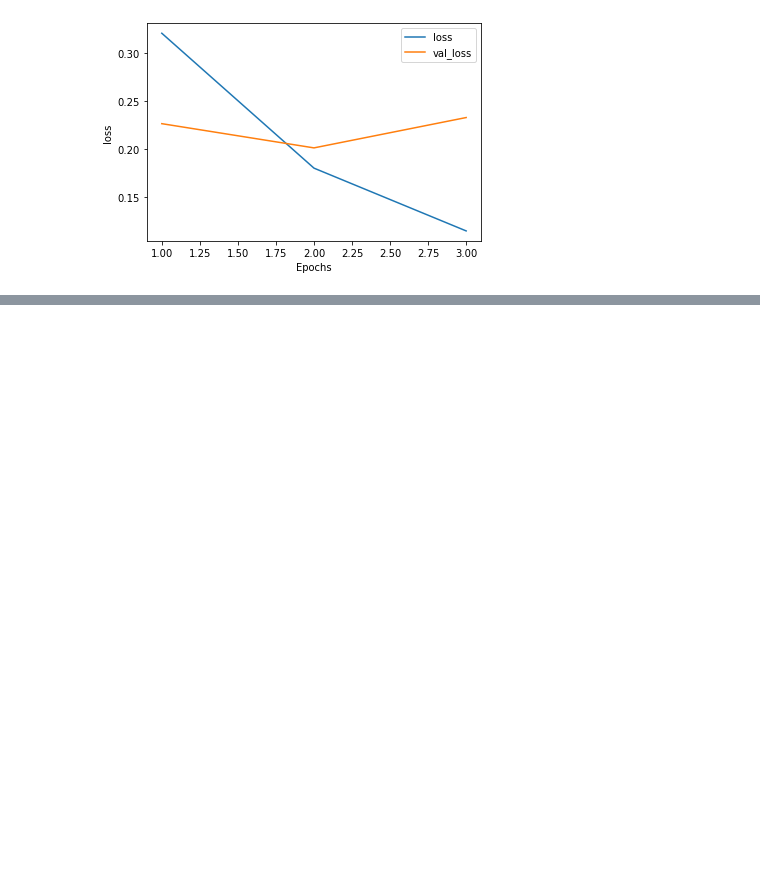
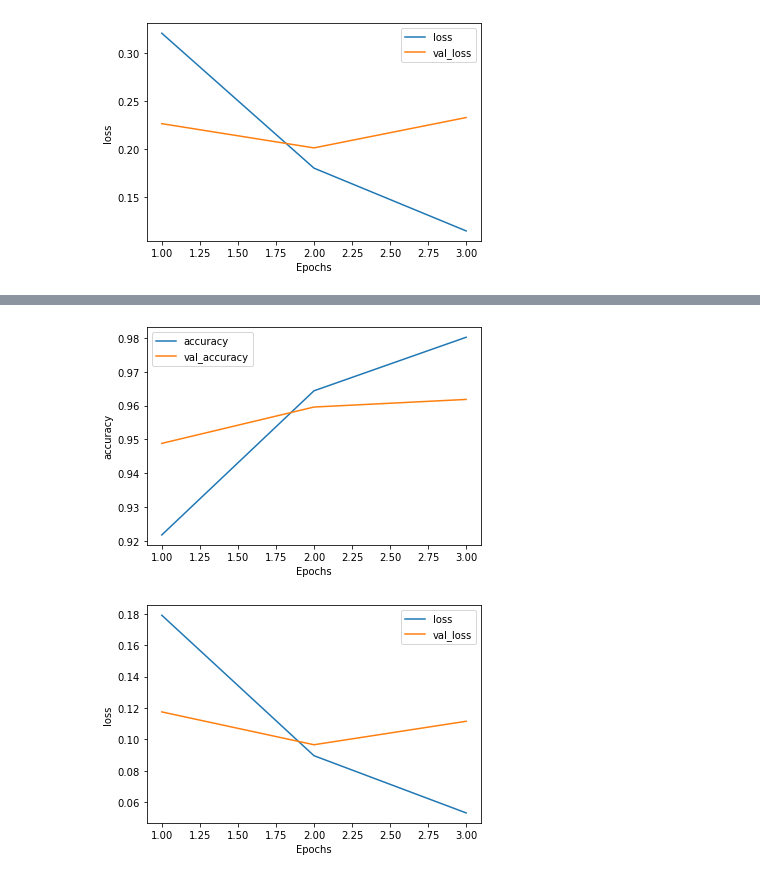
Before and after one commit to shanziSZ/5001_Sarcasm_Headlines, a Jupyter notebook: finetune with DistillBERT.ipynb, the cells around one changed output, grey strips where cells are left out. Saved outputs shown, nothing was run; the diff lists cells and outputs as text; code cells hidden in the pictures; blank space fills up the shorter version.

```diff
--- a/finetune with DistillBERT.ipynb
+++ b/finetune with DistillBERT.ipynb
@@ -113,0 +165,3 @@ plot_graphs(history, 'loss')
+# %%
+from transformers import TFDistilBertModel
+distillbert_encoder = TFDistilBertModel.from_pretrained('distilbert-base-uncased')
@@ -113,0 +174,12 @@ plot_graphs(history, 'loss')
+# %%
+input_word_ids = tf.keras.Input(shape=(60,), dtype=tf.int32, name="input_word_ids")
+embedding = distillbert_encoder([input_word_ids])
+dense = tf.keras.layers.Lambda(lambda seq: seq[:, 0, :])(embedding[0])
+dense = tf.keras.layers.Dense(128, activation='relu')(dense)
+dense = tf.keras.layers.Dropout(0.2)(dense)
+output = tf.keras.layers.Dense(1, activation='sigmoid')(dense)
+
+model = tf.keras.Model(inputs=[input_word_ids], outputs=output)
+# %%
+model.compile(tf.keras.optimizers.Adam(1e-5), loss='binary_crossentropy', metrics=['accuracy'])
+model.summary()
@@ -113,0 +204,2 @@ plot_graphs(history, 'loss')
+# %%
+history = model.fit(x = train_ids, y = train_labels, epochs = 3, verbose = 1, batch_size = 32, validation_data = (test_ids, test_labels))
@@ -113,0 +213,15 @@ plot_graphs(history, 'loss')
+# %%
+import matplotlib.pyplot as plt
+def plot_graphs(history, string):
+  plt.plot([1,2,3], history.history[string])
+  plt.plot([1,2,3], history.history['val_'+string])
+  plt.xlabel("Epochs")
+  plt.ylabel(string)
+  plt.legend([string, 'val_'+string])
+  plt.show()
+
+plot_graphs(history, 'accuracy')
+plot_graphs(history, 'loss')
+# %% [output]
+[figure, added]
+[figure, added]
```
Also changed, not shown: parts of 9 cells of this notebook.
